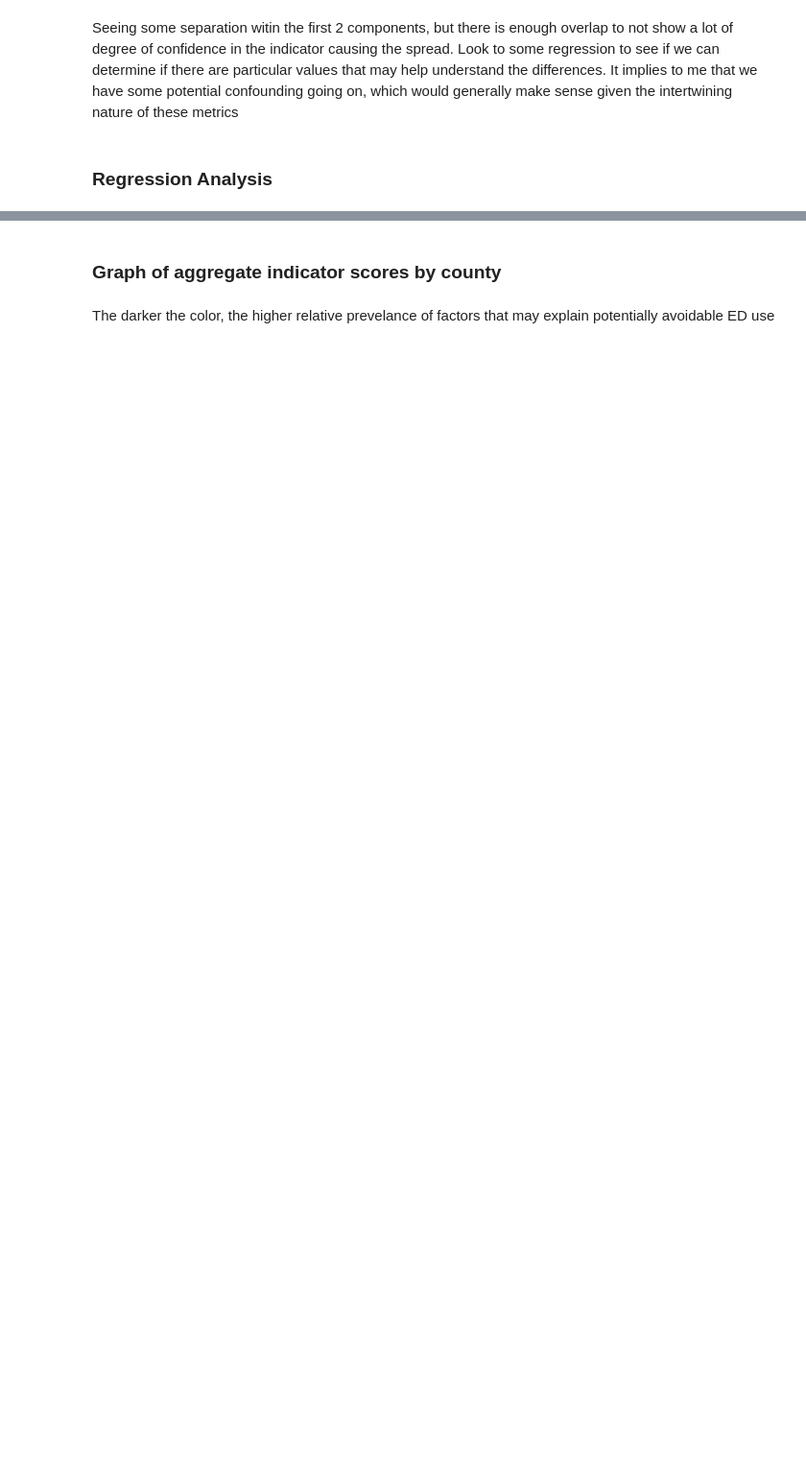
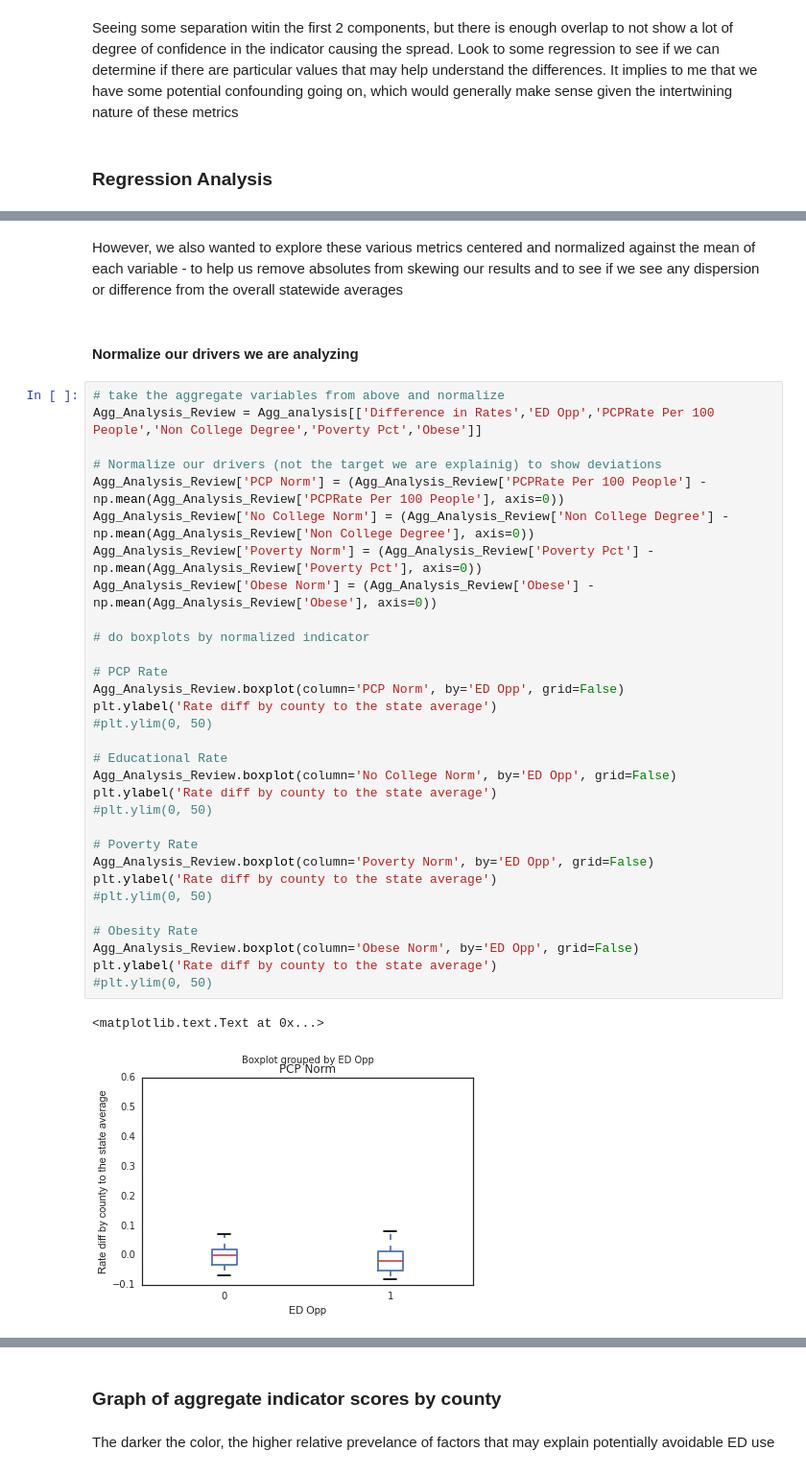
Before and after one commit to SumanthMeenan/CS109-1, a Jupyter notebook: CS109Project.ipynb, the cells around one changed output, grey strips where cells are left out. Shown: that part at 96% size. Cells and saved outputs as stored; diff of their text form; blank space fills up the shorter version.

```diff
--- a/CS109Project.ipynb
+++ b/CS109Project.ipynb
@@ -931,0 +1204,38 @@ Not seeing a strong predictive approach to this, which is not surprising either.
+# %% [markdown]
+However, we also wanted to explore these various metrics centered and normalized against the mean of each variable - to help us remove absolutes from skewing our results and to see if we see any dispersion or difference from the overall statewide averages
+# %% [markdown]
+#### Normalize our drivers we are analyzing
+# %%
+# take the aggregate variables from above and normalize
+Agg_Analysis_Review = Agg_analysis[['Difference in Rates','ED Opp','PCPRate Per 100 People','Non College Degree','Poverty Pct','Obese']]
+
+# Normalize our drivers (not the target we are explainig) to show deviations
+Agg_Analysis_Review['PCP Norm'] = (Agg_Analysis_Review['PCPRate Per 100 People'] - np.mean(Agg_Analysis_Review['PCPRate Per 100 People'], axis=0))
+Agg_Analysis_Review['No College Norm'] = (Agg_Analysis_Review['Non College Degree'] - np.mean(Agg_Analysis_Review['Non College Degree'], axis=0))
+Agg_Analysis_Review['Poverty Norm'] = (Agg_Analysis_Review['Poverty Pct'] - np.mean(Agg_Analysis_Review['Poverty Pct'], axis=0))
+Agg_Analysis_Review['Obese Norm'] = (Agg_Analysis_Review['Obese'] - np.mean(Agg_Analysis_Review['Obese'], axis=0))
+
+# do boxplots by normalized indicator
+
+# PCP Rate
+Agg_Analysis_Review.boxplot(column='PCP Norm', by='ED Opp', grid=False)
+plt.ylabel('Rate diff by county to the state average')
+#plt.ylim(0, 50)
+
+# Educational Rate
+Agg_Analysis_Review.boxplot(column='No College Norm', by='ED Opp', grid=False)
+plt.ylabel('Rate diff by county to the state average')
+#plt.ylim(0, 50)
+
+# Poverty Rate
+Agg_Analysis_Review.boxplot(column='Poverty Norm', by='ED Opp', grid=False)
+plt.ylabel('Rate diff by county to the state average')
+#plt.ylim(0, 50)
+
+# Obesity Rate
+Agg_Analysis_Review.boxplot(column='Obese Norm', by='ED Opp', grid=False)
+plt.ylabel('Rate diff by county to the state average')
+#plt.ylim(0, 50)
+# %% [output]
+<matplotlib.text.Text at 0x...>
+[figure, added]
```
Also changed, not shown: parts of 49 cells of this notebook.
